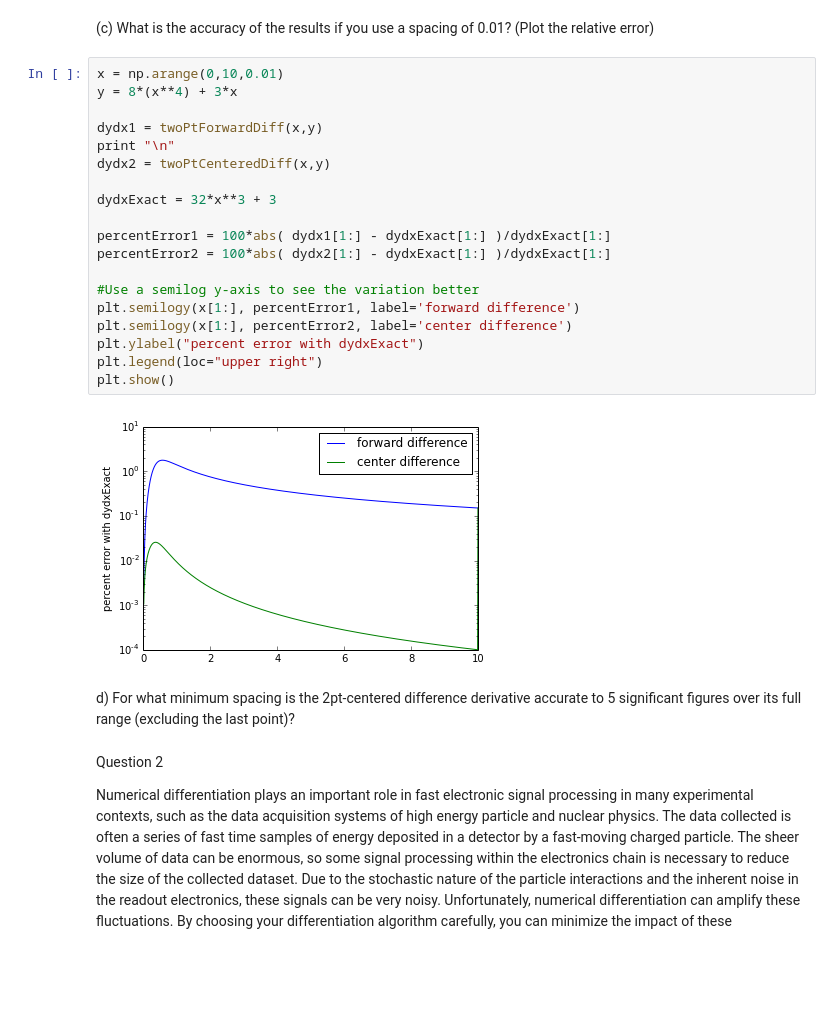
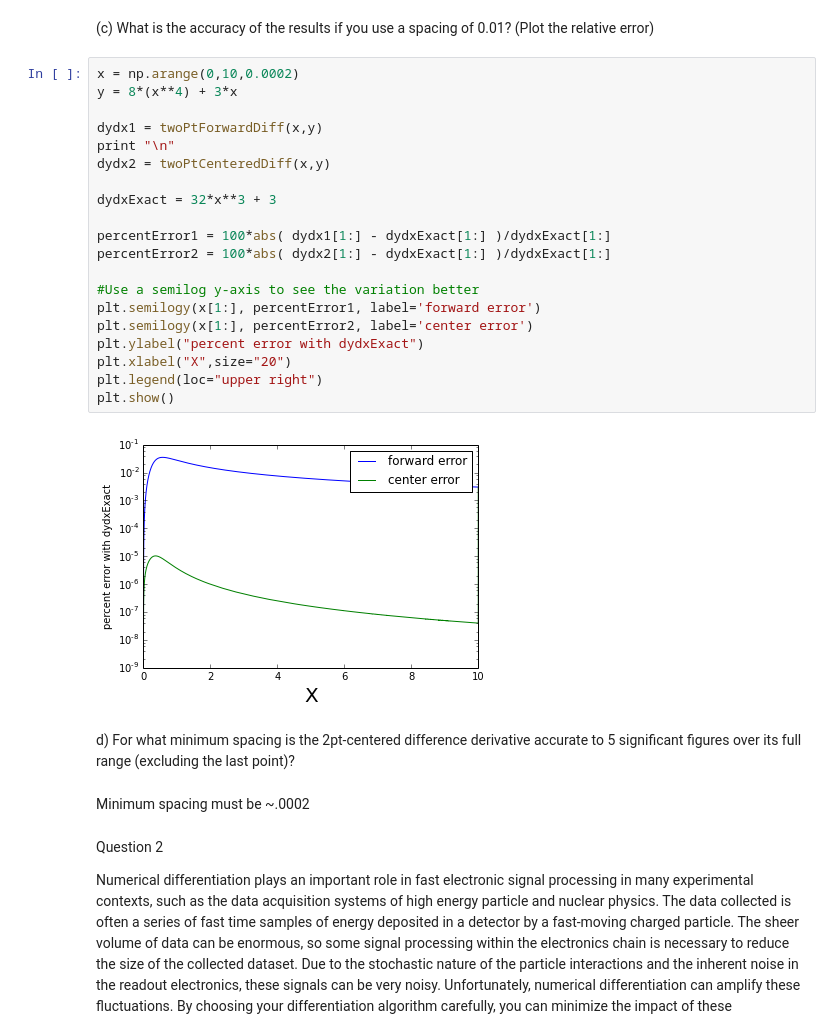
Before and after one commit to eizaguir/PHYS202-S14, a Jupyter notebook: SciPy/DifferentiationExercises.ipynb, the cells around one changed output. Cells and saved outputs as stored; diff of their text form; blank space fills up the shorter version.

```diff
--- a/SciPy/DifferentiationExercises.ipynb
+++ b/SciPy/DifferentiationExercises.ipynb
@@ -87,28 +100,31 @@ plt.plot(x,dydxExact,label='exact')
 # %% [markdown]
 (c) What is the accuracy of the results if you use a spacing of 0.01? (Plot the relative error)
 # %%
-x = np.arange(0,10,0.01)
+x = np.arange(0,10,0.0002)
 y = 8*(x**4) + 3*x
 
 dydx1 = twoPtForwardDiff(x,y)
 print "\n"
 dydx2 = twoPtCenteredDiff(x,y)
 
 dydxExact = 32*x**3 + 3
 
 percentError1 = 100*abs( dydx1[1:] - dydxExact[1:] )/dydxExact[1:]
 percentError2 = 100*abs( dydx2[1:] - dydxExact[1:] )/dydxExact[1:]
 
 #Use a semilog y-axis to see the variation better
-plt.semilogy(x[1:], percentError1, label='forward difference')
-plt.semilogy(x[1:], percentError2, label='center difference')
+plt.semilogy(x[1:], percentError1, label='forward error')
+plt.semilogy(x[1:], percentError2, label='center error')
 plt.ylabel("percent error with dydxExact")
+plt.xlabel("X",size="20")
 plt.legend(loc="upper right")
 plt.show()
 # %% [output]
-[figure, old version]
+[figure, new version]
 # %% [markdown]
 d) For what minimum spacing is the 2pt-centered difference derivative accurate to 5 significant figures over its full range (excluding the last point)?
+# %% [markdown]
+Minimum spacing must be ~.0002
 # %% [markdown]
 Question 2
 
```
Also changed, not shown: parts of 6 cells of this notebook.
